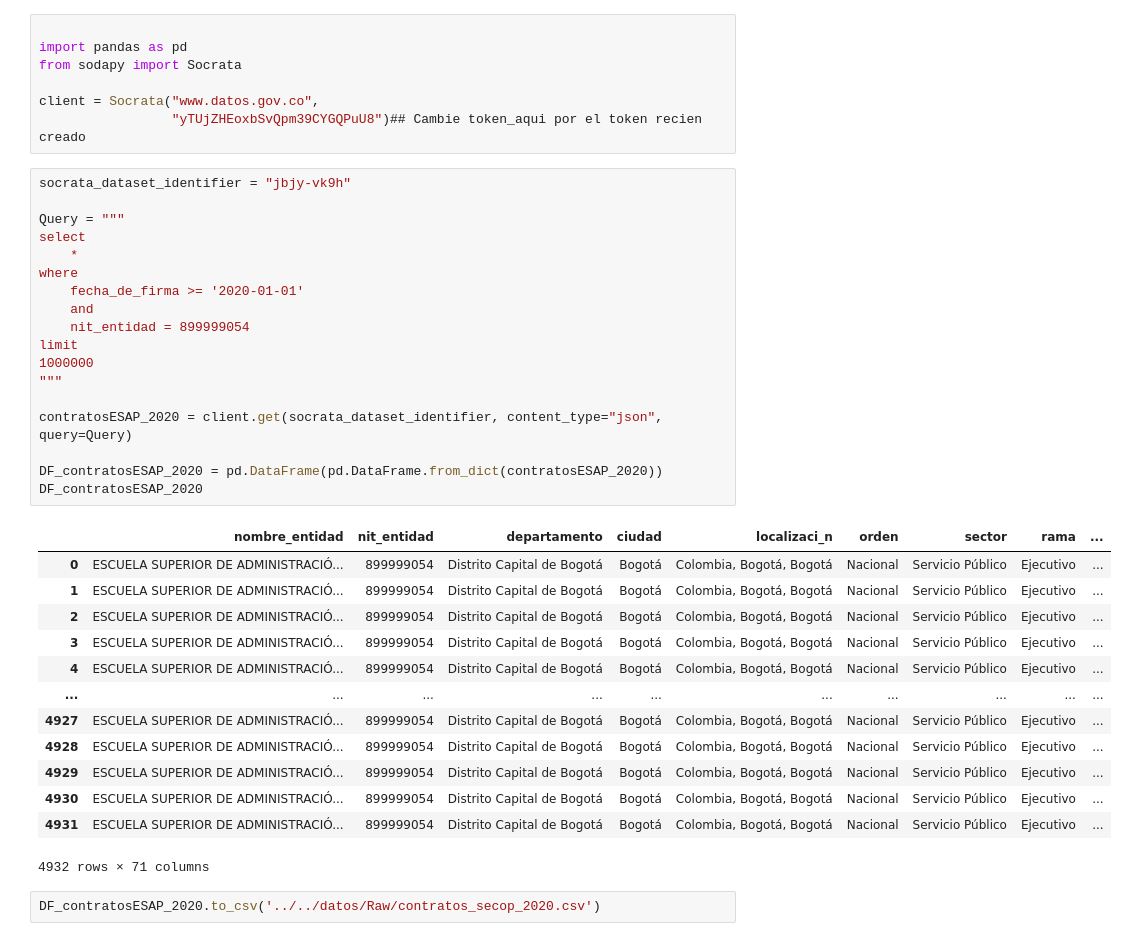
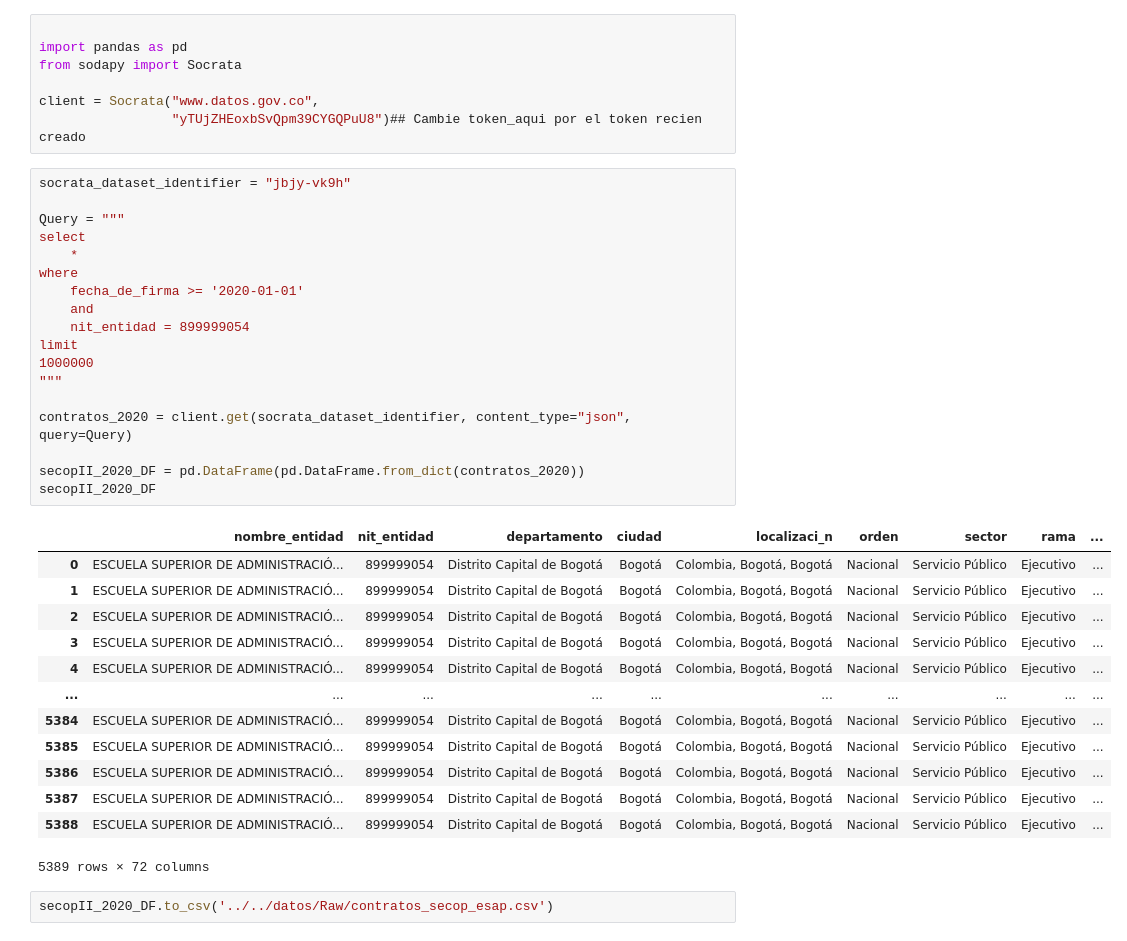
Before and after one commit to astrandrea/AnConESAP, a Jupyter notebook: codigo/preprocesamiento/descarga.ipynb, the cells around one changed output. Cells and saved outputs as stored; diff of their text form.

```diff
--- a/codigo/preprocesamiento/descarga.ipynb
+++ b/codigo/preprocesamiento/descarga.ipynb
@@ -30,34 +32,34 @@ client = Socrata("www.datos.gov.co",
 # %%
 socrata_dataset_identifier = "jbjy-vk9h"
 
 Query = """
 select
     *
 where
     fecha_de_firma >= '2020-01-01'
     and
     nit_entidad = 899999054
 limit
 1000000
 """
 
-contratosESAP_2020 = client.get(socrata_dataset_identifier, content_type="json", query=Query)
+contratos_2020 = client.get(socrata_dataset_identifier, content_type="json", query=Query)
 
-DF_contratosESAP_2020 = pd.DataFrame(pd.DataFrame.from_dict(contratosESAP_2020))
-DF_contratosESAP_2020
+secopII_2020_DF = pd.DataFrame(pd.DataFrame.from_dict(contratos_2020))
+secopII_2020_DF
 # %% [output]
 |  | nombre_entidad | nit_entidad | departamento | ciudad | localizaci_n | orden | sector | rama | ... |
 | 0 | ESCUELA SUPERIOR DE ADMINISTRACIÓ... | 899999054 | Distrito Capital de Bogotá | Bogotá | Colombia, Bogotá, Bogotá | Nacional | Servicio Público | Ejecutivo | ... |
 | 1 | ESCUELA SUPERIOR DE ADMINISTRACIÓ... | 899999054 | Distrito Capital de Bogotá | Bogotá | Colombia, Bogotá, Bogotá | Nacional | Servicio Público | Ejecutivo | ... |
 | 2 | ESCUELA SUPERIOR DE ADMINISTRACIÓ... | 899999054 | Distrito Capital de Bogotá | Bogotá | Colombia, Bogotá, Bogotá | Nacional | Servicio Público | Ejecutivo | ... |
 | 3 | ESCUELA SUPERIOR DE ADMINISTRACIÓ... | 899999054 | Distrito Capital de Bogotá | Bogotá | Colombia, Bogotá, Bogotá | Nacional | Servicio Público | Ejecutivo | ... |
 | 4 | ESCUELA SUPERIOR DE ADMINISTRACIÓ... | 899999054 | Distrito Capital de Bogotá | Bogotá | Colombia, Bogotá, Bogotá | Nacional | Servicio Público | Ejecutivo | ... |
 | ... | ... | ... | ... | ... | ... | ... | ... | ... | ... |
-| 4927 | ESCUELA SUPERIOR DE ADMINISTRACIÓ... | 899999054 | Distrito Capital de Bogotá | Bogotá | Colombia, Bogotá, Bogotá | Nacional | Servicio Público | Ejecutivo | ... |
-| 4928 | ESCUELA SUPERIOR DE ADMINISTRACIÓ... | 899999054 | Distrito Capital de Bogotá | Bogotá | Colombia, Bogotá, Bogotá | Nacional | Servicio Público | Ejecutivo | ... |
-| 4929 | ESCUELA SUPERIOR DE ADMINISTRACIÓ... | 899999054 | Distrito Capital de Bogotá | Bogotá | Colombia, Bogotá, Bogotá | Nacional | Servicio Público | Ejecutivo | ... |
-| 4930 | ESCUELA SUPERIOR DE ADMINISTRACIÓ... | 899999054 | Distrito Capital de Bogotá | Bogotá | Colombia, Bogotá, Bogotá | Nacional | Servicio Público | Ejecutivo | ... |
-| 4931 | ESCUELA SUPERIOR DE ADMINISTRACIÓ... | 899999054 | Distrito Capital de Bogotá | Bogotá | Colombia, Bogotá, Bogotá | Nacional | Servicio Público | Ejecutivo | ... |
+| 5384 | ESCUELA SUPERIOR DE ADMINISTRACIÓ... | 899999054 | Distrito Capital de Bogotá | Bogotá | Colombia, Bogotá, Bogotá | Nacional | Servicio Público | Ejecutivo | ... |
+| 5385 | ESCUELA SUPERIOR DE ADMINISTRACIÓ... | 899999054 | Distrito Capital de Bogotá | Bogotá | Colombia, Bogotá, Bogotá | Nacional | Servicio Público | Ejecutivo | ... |
+| 5386 | ESCUELA SUPERIOR DE ADMINISTRACIÓ... | 899999054 | Distrito Capital de Bogotá | Bogotá | Colombia, Bogotá, Bogotá | Nacional | Servicio Público | Ejecutivo | ... |
+| 5387 | ESCUELA SUPERIOR DE ADMINISTRACIÓ... | 899999054 | Distrito Capital de Bogotá | Bogotá | Colombia, Bogotá, Bogotá | Nacional | Servicio Público | Ejecutivo | ... |
+| 5388 | ESCUELA SUPERIOR DE ADMINISTRACIÓ... | 899999054 | Distrito Capital de Bogotá | Bogotá | Colombia, Bogotá, Bogotá | Nacional | Servicio Público | Ejecutivo | ... |
-4932 rows × 71 columns
+5389 rows × 72 columns
 # %%
-DF_contratosESAP_2020.to_csv('../../datos/Raw/contratos_secop_2020.csv')
+secopII_2020_DF.to_csv('../../datos/Raw/contratos_secop_esap.csv')
```
Also changed, not shown: parts of 1 cell of this notebook, 2 other files.
